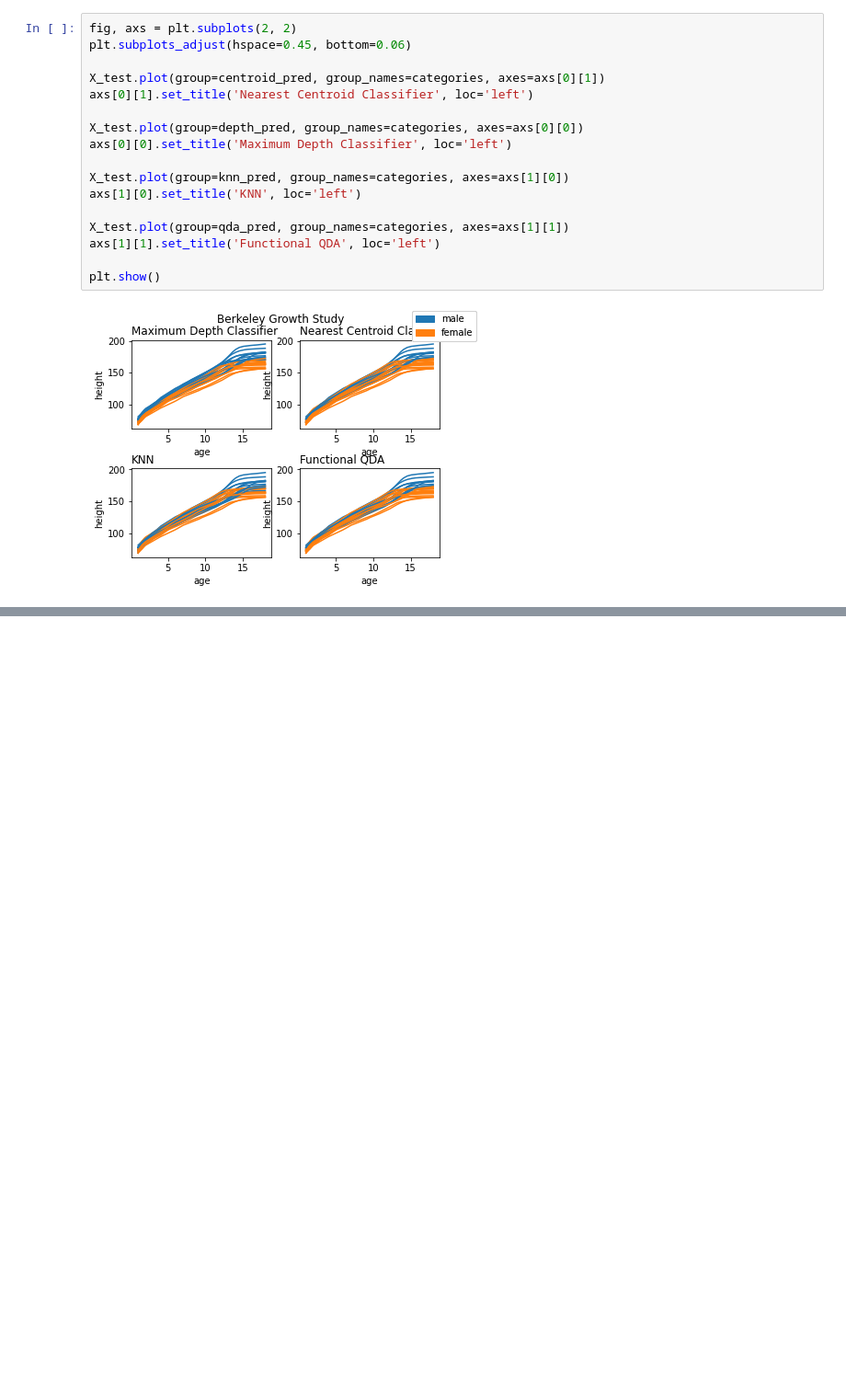
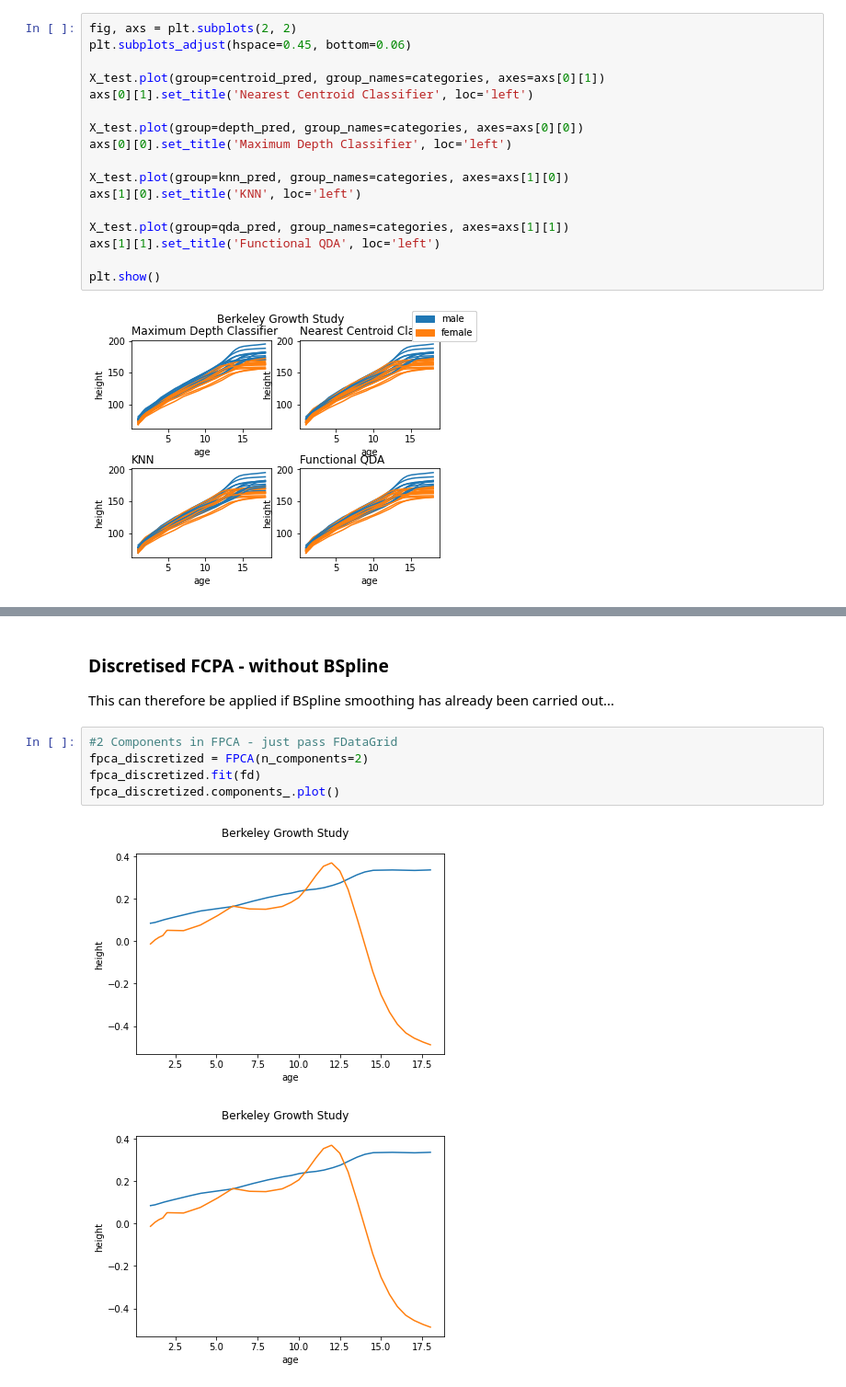
Before and after one commit to ruckapark/FDA, a Jupyter notebook: FDA_growth_example.ipynb, the cells around one changed output, grey strips where cells are left out. Shown at 92% size. Cells and saved outputs as stored; diff of their text form; blank space fills up the shorter version.

```diff
--- a/FDA_growth_example.ipynb
+++ b/FDA_growth_example.ipynb
@@ -198,0 +217,12 @@ plt.show()
+# %% [markdown]
+### Discretised FCPA - without BSpline
+
+This can therefore be applied if BSpline smoothing has already been carried out...
+# %%
+#2 Components in FPCA - just pass FDataGrid
+fpca_discretized = FPCA(n_components=2)
+fpca_discretized.fit(fd)
+fpca_discretized.components_.plot()
+# %% [output]
+[figure, added]
+[figure, added]
```
Also changed, not shown: parts of 15 cells of this notebook, 1 other file.
